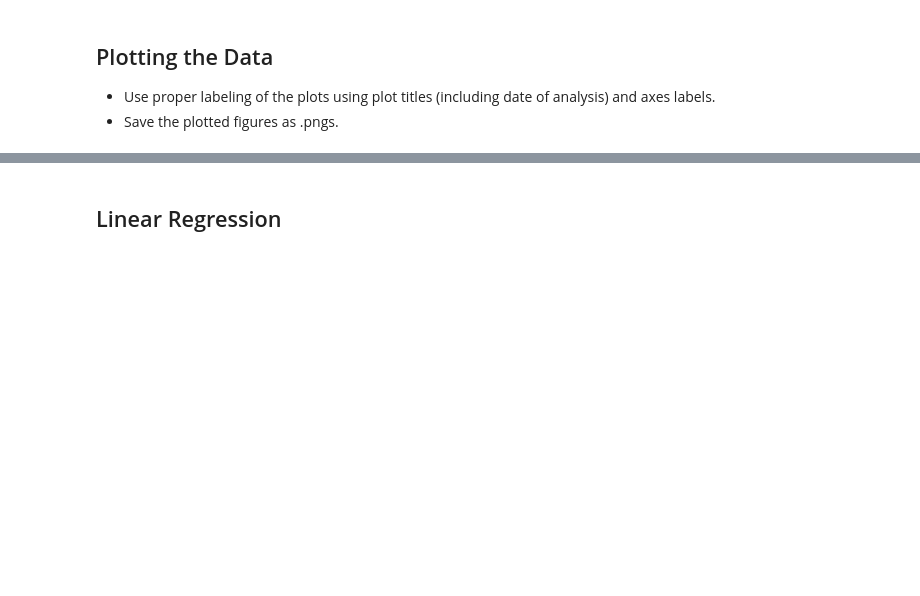
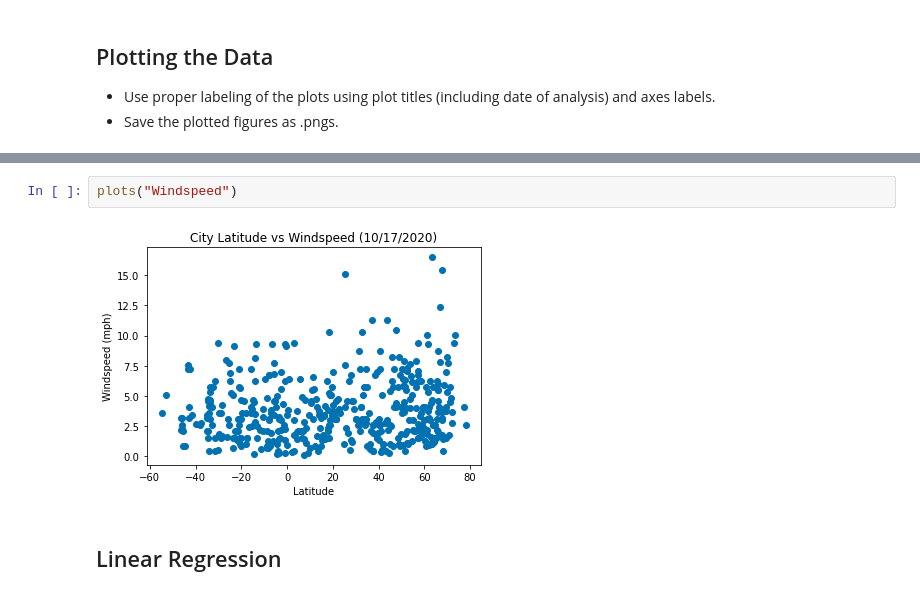
Before and after one commit to isabelle-sanford/python-api-challenge, a Jupyter notebook: starter_code/WeatherPy.ipynb, the cells around one changed output, grey strips where cells are left out. Saved outputs shown, nothing was run; the diff lists cells and outputs as text; blank space fills up the shorter version.

```diff
--- a/starter_code/WeatherPy.ipynb
+++ b/starter_code/WeatherPy.ipynb
@@ -201,3 +156,7 @@ ax_wind.scatter(df['lat'], df['wind_speed'])
+# %%
+plots("Windspeed")
+# %% [output]
+[figure, added]
 # %% [markdown]
 ## Linear Regression
 # %%
```
Also changed, not shown: parts of 66 cells of this notebook, 1 other file.
